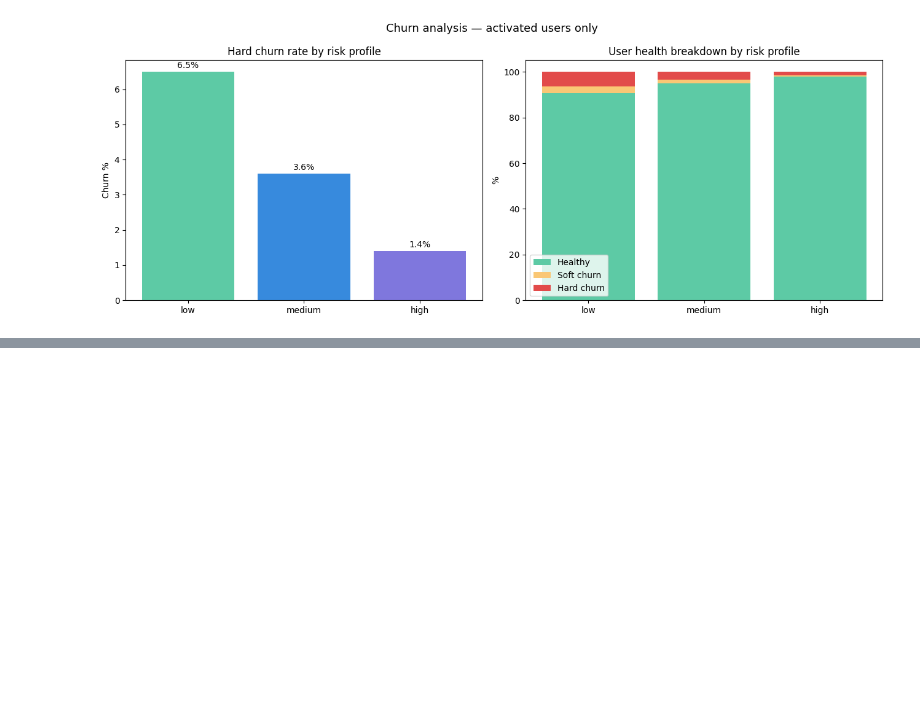
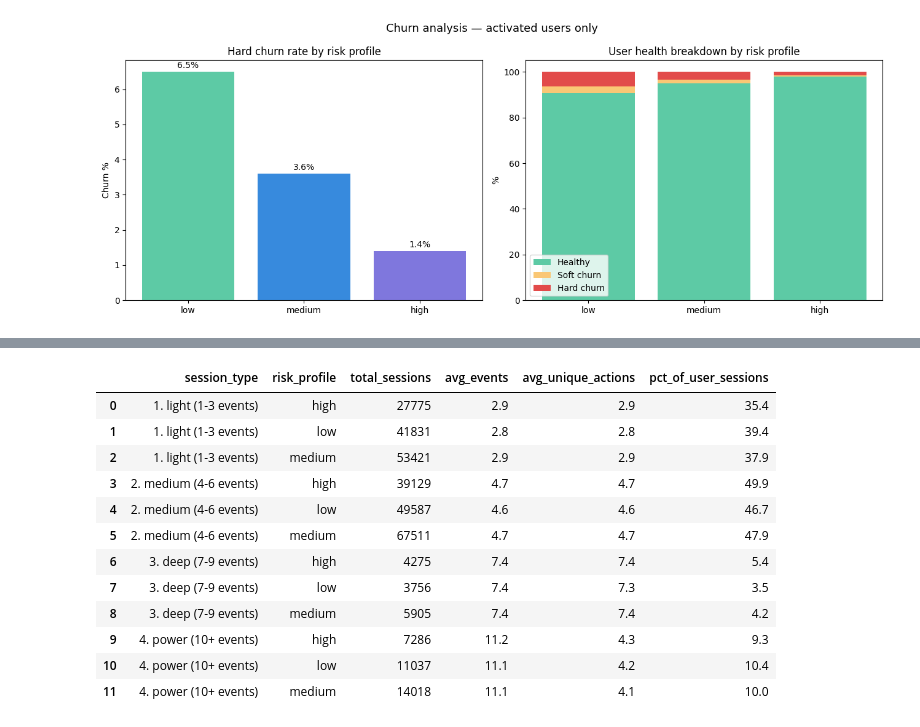
Before and after one commit to srgmnagar/FinPath, a Jupyter notebook: notebooks/finpath_analytics.ipynb, the cells around one changed output, grey strips where cells are left out. Drawn from its saved outputs; the diff is of its cells as text; code cells hidden in the pictures; blank space fills up the shorter version.

```diff
--- a/notebooks/finpath_analytics.ipynb
+++ b/notebooks/finpath_analytics.ipynb
@@ -974,0 +774,60 @@ plt.show()
+# %%
+session_query = """
+WITH session_stats AS (
+    SELECT
+        e.session_id,
+        e.user_id,
+        u.risk_profile,
+        u.device_type,
+        COUNT(e.event_id)            AS events_in_session,
+        COUNT(DISTINCT e.event_type) AS unique_actions
+    FROM events e
+    JOIN users u ON e.user_id = u.user_id
+    WHERE u.first_deposit_at IS NOT NULL
+    AND e.event_type NOT IN ('login', 'logout')
+    GROUP BY e.session_id, e.user_id, u.risk_profile, u.device_type
+    HAVING COUNT(e.event_id) > 1
+),
+bucketed AS (
+    SELECT
+        risk_profile,
+        device_type,
+        CASE
+            WHEN events_in_session <= 3  THEN '1. light (1-3 events)'
+            WHEN events_in_session <= 6  THEN '2. medium (4-6 events)'
+            WHEN events_in_session <= 9  THEN '3. deep (7-9 events)'
+            ELSE                              '4. power (10+ events)'
+        END AS session_type,
+        events_in_session,
+        unique_actions
+    FROM session_stats
+)
+SELECT
+    session_type,
+    risk_profile,
+    COUNT(*)                         AS total_sessions,
+    ROUND(AVG(events_in_session), 1) AS avg_events,
+    ROUND(AVG(unique_actions), 1)    AS avg_unique_actions,
+    ROUND(COUNT(*) * 100.0 / SUM(COUNT(*)) OVER
+          (PARTITION BY risk_profile), 1) AS pct_of_user_sessions
+FROM bucketed
+GROUP BY session_type, risk_profile
+ORDER BY session_type, risk_profile
+"""
+
+df_session = pd.read_sql(session_query, engine)
+df_session
+# %% [output]
+|  | session_type | risk_profile | total_sessions | avg_events | avg_unique_actions | pct_of_user_sessions |
+| 0 | 1. light (1-3 events) | high | 27775 | 2.9 | 2.9 | 35.4 |
+| 1 | 1. light (1-3 events) | low | 41831 | 2.8 | 2.8 | 39.4 |
+| 2 | 1. light (1-3 events) | medium | 53421 | 2.9 | 2.9 | 37.9 |
+| 3 | 2. medium (4-6 events) | high | 39129 | 4.7 | 4.7 | 49.9 |
+| 4 | 2. medium (4-6 events) | low | 49587 | 4.6 | 4.6 | 46.7 |
+| 5 | 2. medium (4-6 events) | medium | 67511 | 4.7 | 4.7 | 47.9 |
+| 6 | 3. deep (7-9 events) | high | 4275 | 7.4 | 7.4 | 5.4 |
+| 7 | 3. deep (7-9 events) | low | 3756 | 7.4 | 7.3 | 3.5 |
+| 8 | 3. deep (7-9 events) | medium | 5905 | 7.4 | 7.4 | 4.2 |
+| 9 | 4. power (10+ events) | high | 7286 | 11.2 | 4.3 | 9.3 |
+| 10 | 4. power (10+ events) | low | 11037 | 11.1 | 4.2 | 10.4 |
+| 11 | 4. power (10+ events) | medium | 14018 | 11.1 | 4.1 | 10.0 |
```
Also changed, not shown: parts of 5 cells of this notebook, 1 other file.
